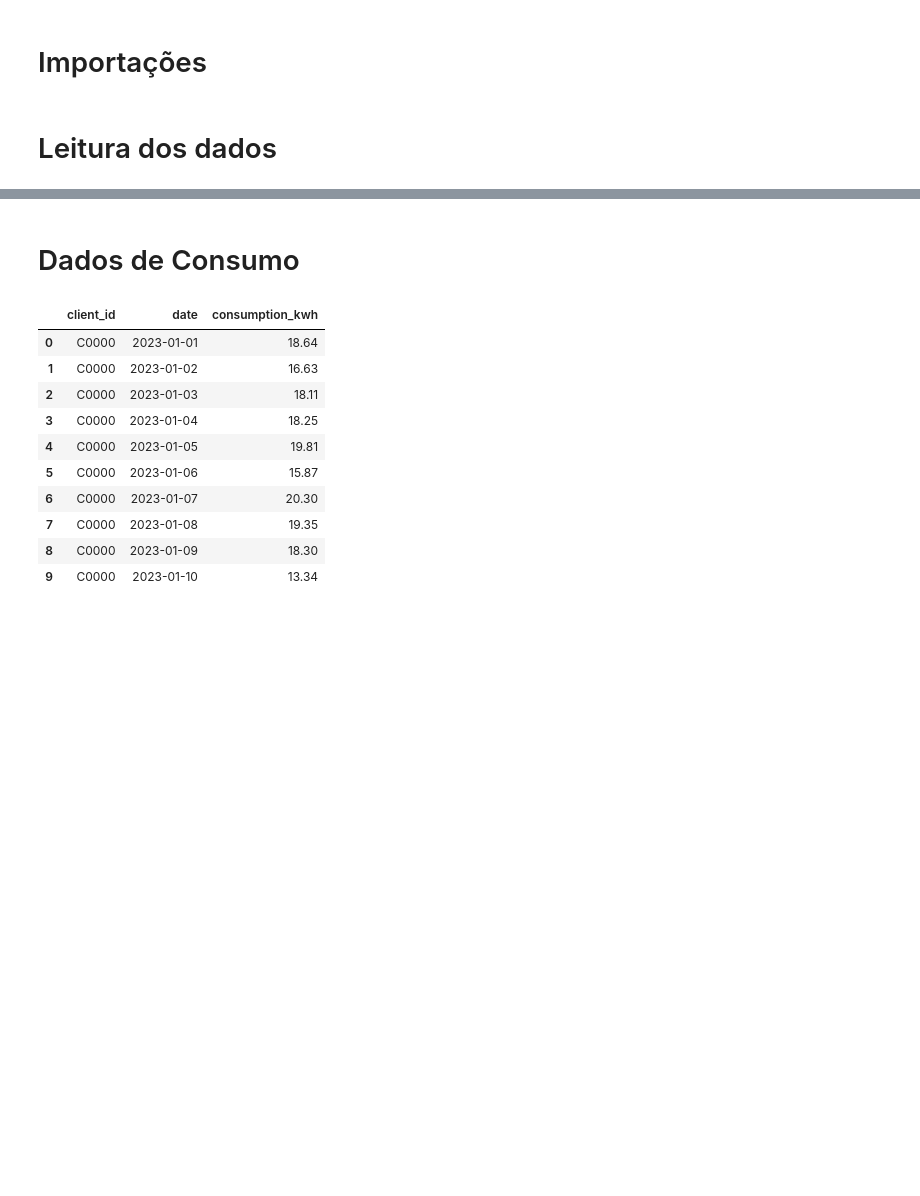
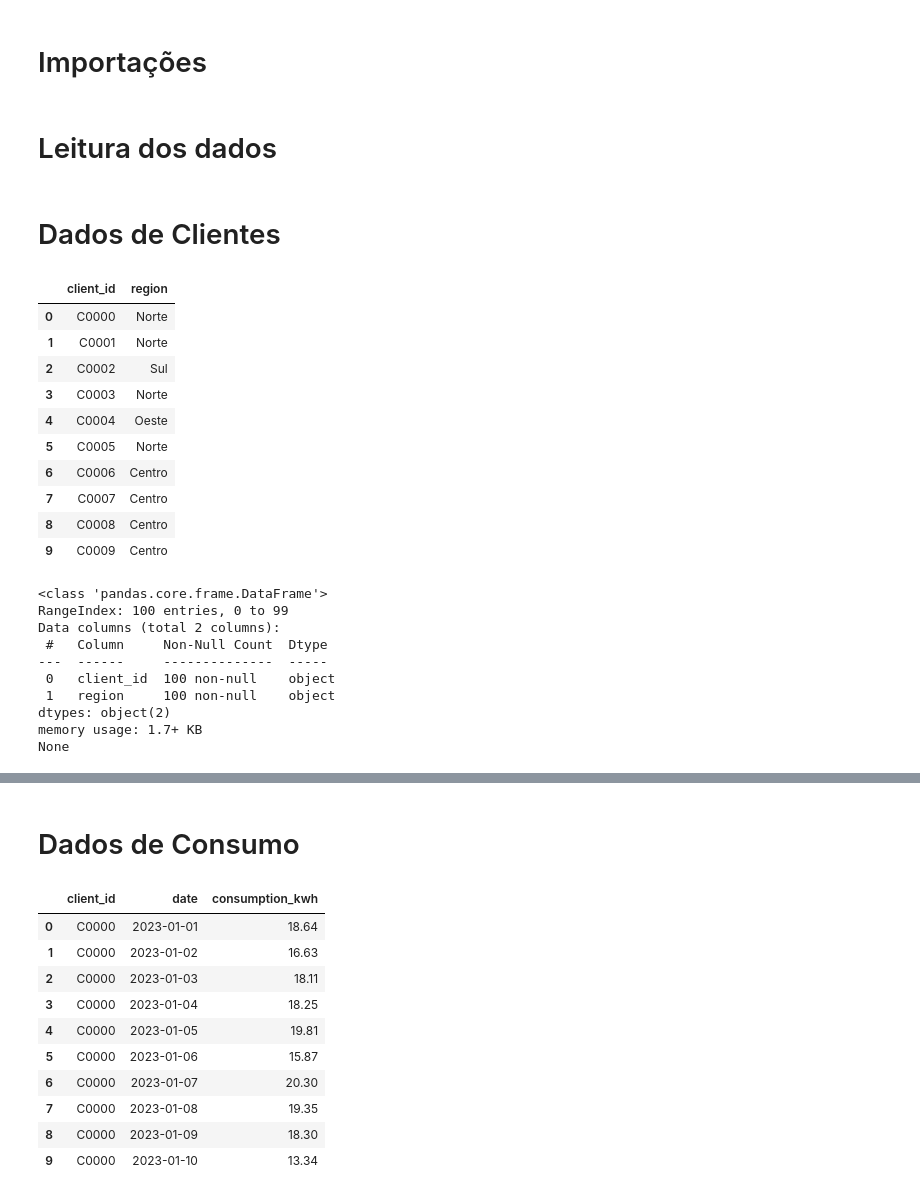
Before and after one commit to JATafarelo/consumo_energetico, a Jupyter notebook: notebooks/EDA.ipynb, the cells around one changed output, grey strips where cells are left out. Drawn from its saved outputs; the diff is of its cells as text; code cells hidden in the pictures; blank space fills up the shorter version.

```diff
--- a/notebooks/EDA.ipynb
+++ b/notebooks/EDA.ipynb
@@ -14,3 +22,33 @@ folder_data = '../data'
 clima = pd.read_csv(f'{folder_data}/clima.csv',parse_dates=['date'])
 consumo = pd.read_csv(f'{folder_data}/consumo.csv',parse_dates=['date'])
 clientes = pd.read_csv(f'{folder_data}/clientes.csv')
+# %% [markdown]
+# Dados de Clientes
+# %%
+display(clientes.head(10))
+print(clientes.info())
+
+# Tipos de dados corretos
+# Sem dados faltantes
+# %% [output]
+|  | client_id | region |
+| 0 | C0000 | Norte |
+| 1 | C0001 | Norte |
+| 2 | C0002 | Sul |
+| 3 | C0003 | Norte |
+| 4 | C0004 | Oeste |
+| 5 | C0005 | Norte |
+| 6 | C0006 | Centro |
+| 7 | C0007 | Centro |
+| 8 | C0008 | Centro |
+| 9 | C0009 | Centro |
+<class 'pandas.core.frame.DataFrame'>
+RangeIndex: 100 entries, 0 to 99
+Data columns (total 2 columns):
+ #   Column     Non-Null Count  Dtype
+---  ------     --------------  -----
+ 0   client_id  100 non-null    object
+ 1   region     100 non-null    object
+dtypes: object(2)
+memory usage: 1.7+ KB
+None
```
Also changed, not shown: parts of 39 cells of this notebook, 1 other file.
